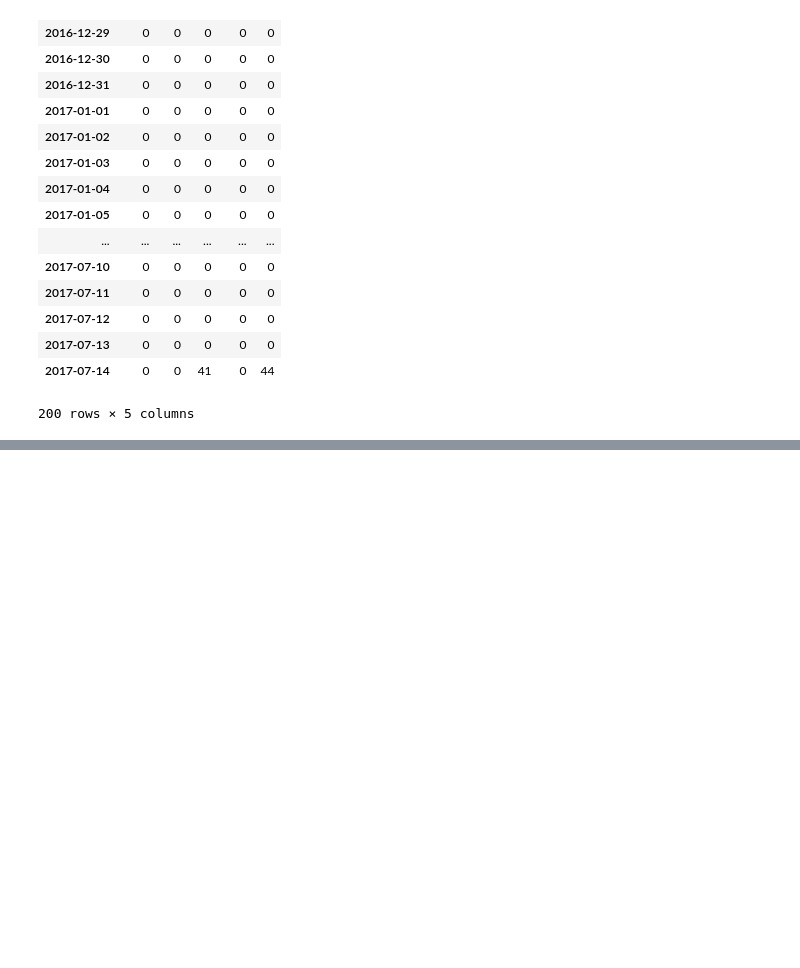
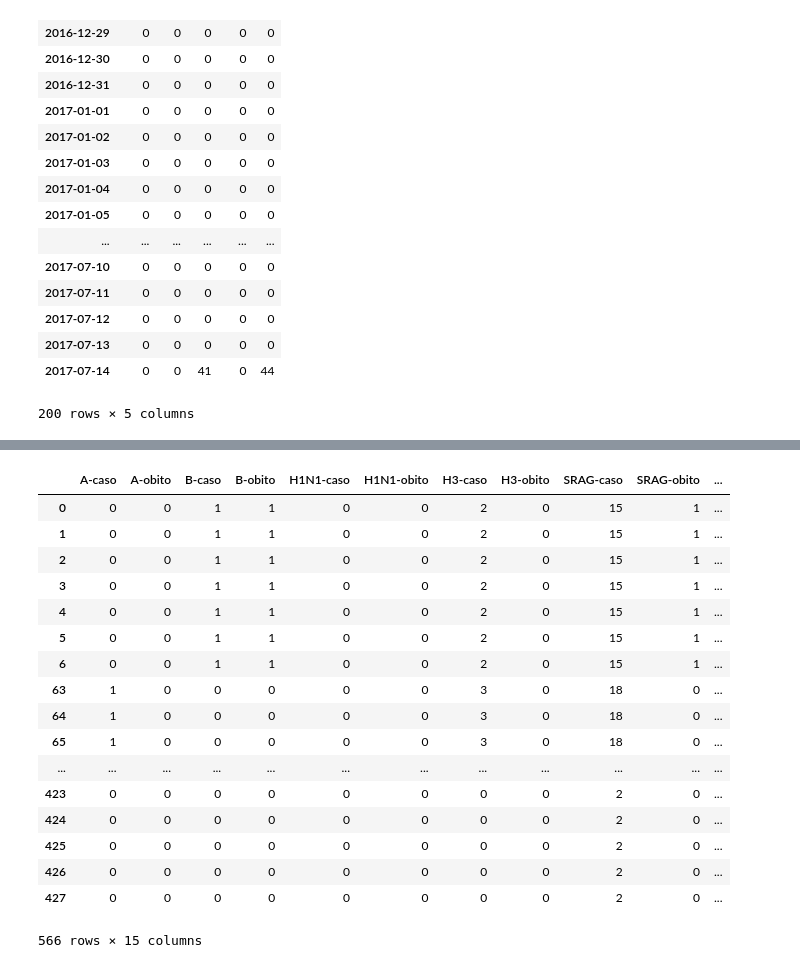
Before and after one commit to silvanaribeiro/arquidisam_tccII, a Jupyter notebook: TCC II.ipynb, the cells around one changed output, grey strips where cells are left out. Drawn from its saved outputs; the diff is of its cells as text; code cells hidden in the pictures; blank space fills up the shorter version.

```diff
--- a/TCC II.ipynb
+++ b/TCC II.ipynb
@@ -475,0 +511,2 @@ df_polutants_by_week_mean
+# %%
+X, y = complete_df['Semana'] + '_' + complete_df['Ano'], complete_df.loc[:, ~complete_df.columns.isin(["Ano", "Semana"])]
@@ -475,0 +533,21 @@ df_polutants_by_week_mean
+# %%
+y
+# %% [output]
+|  | A-caso | A-obito | B-caso | B-obito | H1N1-caso | H1N1-obito | H3-caso | H3-obito | SRAG-caso | SRAG-obito | ... |
+| 0 | 0 | 0 | 1 | 1 | 0 | 0 | 2 | 0 | 15 | 1 | ... |
+| 1 | 0 | 0 | 1 | 1 | 0 | 0 | 2 | 0 | 15 | 1 | ... |
+| 2 | 0 | 0 | 1 | 1 | 0 | 0 | 2 | 0 | 15 | 1 | ... |
+| 3 | 0 | 0 | 1 | 1 | 0 | 0 | 2 | 0 | 15 | 1 | ... |
+| 4 | 0 | 0 | 1 | 1 | 0 | 0 | 2 | 0 | 15 | 1 | ... |
+| 5 | 0 | 0 | 1 | 1 | 0 | 0 | 2 | 0 | 15 | 1 | ... |
+| 6 | 0 | 0 | 1 | 1 | 0 | 0 | 2 | 0 | 15 | 1 | ... |
+| 63 | 1 | 0 | 0 | 0 | 0 | 0 | 3 | 0 | 18 | 0 | ... |
+| 64 | 1 | 0 | 0 | 0 | 0 | 0 | 3 | 0 | 18 | 0 | ... |
+| 65 | 1 | 0 | 0 | 0 | 0 | 0 | 3 | 0 | 18 | 0 | ... |
+| ... | ... | ... | ... | ... | ... | ... | ... | ... | ... | ... | ... |
+| 423 | 0 | 0 | 0 | 0 | 0 | 0 | 0 | 0 | 2 | 0 | ... |
+| 424 | 0 | 0 | 0 | 0 | 0 | 0 | 0 | 0 | 2 | 0 | ... |
+| 425 | 0 | 0 | 0 | 0 | 0 | 0 | 0 | 0 | 2 | 0 | ... |
+| 426 | 0 | 0 | 0 | 0 | 0 | 0 | 0 | 0 | 2 | 0 | ... |
+| 427 | 0 | 0 | 0 | 0 | 0 | 0 | 0 | 0 | 2 | 0 | ... |
+566 rows × 15 columns
```
Also changed, not shown: parts of 18 cells of this notebook, 2 other files.
